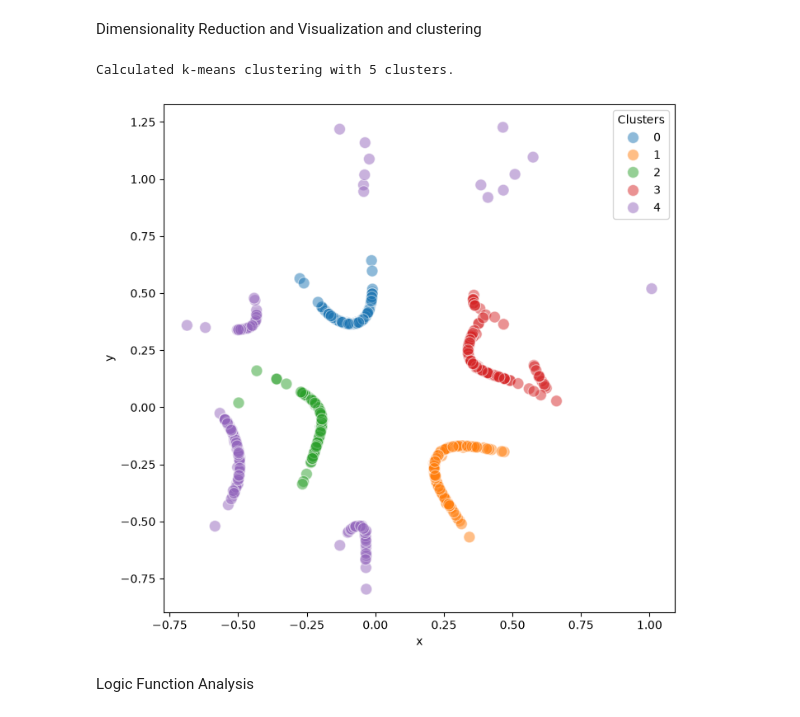
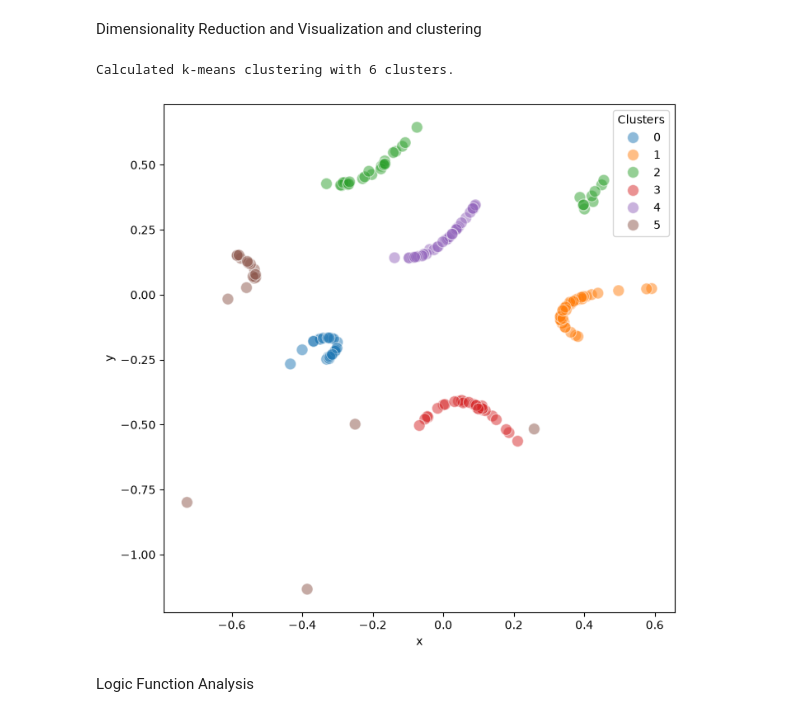
Before and after one commit to Augugustine/CITE-seq-analysis-CLL, a Jupyter notebook: 3- Boolean model/Evaluate_models.ipynb, the cells around one changed output. Saved outputs shown, nothing was run; the diff lists cells and outputs as text; code cells hidden in the pictures.

```diff
--- a/3- Boolean model/Evaluate_models.ipynb
+++ b/3- Boolean model/Evaluate_models.ipynb
@@ -13,7 +13,7 @@ import maboss
 This notebook has been executed using the docker image `colomoto/colomoto-docker:2026-07-01`
 # %%
 # === PARAMETERS ===
-models_folder = "ensemble/"
+models_folder = "models_selected/"
 output_directory = "/home/a.blanc-boekholt/Documents/Singlecell-R/Scripts/Plots"
 base_dir = Path("/home/a.blanc-boekholt/Documents/Singlecell-R/Scripts/Boolean_model_BoNesis/Bonesis_test/infer/bn/submin")
 final_dir = Path("/home/a.blanc-boekholt/Documents/Singlecell-R/Scripts/Boolean_model_BoNesis/Bonesis_test")
@@ -68,13 +68,13 @@ Dimensionality Reduction and Visualization and clustering
 # %%
 # Perform MDS (Multidimensional Scaling) for visualization
 model.trajectory.calculate_MDS()
 
 # Clustering
-model.trajectory.calculate_kmean_cluster(n_cluster = 5,random_state = 0)
+model.trajectory.calculate_kmean_cluster(n_cluster = 6,random_state = 0)
 model.trajectory.plot_MDS(s = 100, fig_size = (8,8),plot_cluster = True)
 # %% [output]
-Calculated k-means clustering with 5 clusters.
+Calculated k-means clustering with 6 clusters.
-[figure, old version]
+[figure, new version]
 # %% [markdown]
 Logic Function Analysis
 # %%
```
Also changed, not shown: parts of 12 cells of this notebook, 2 other files.
